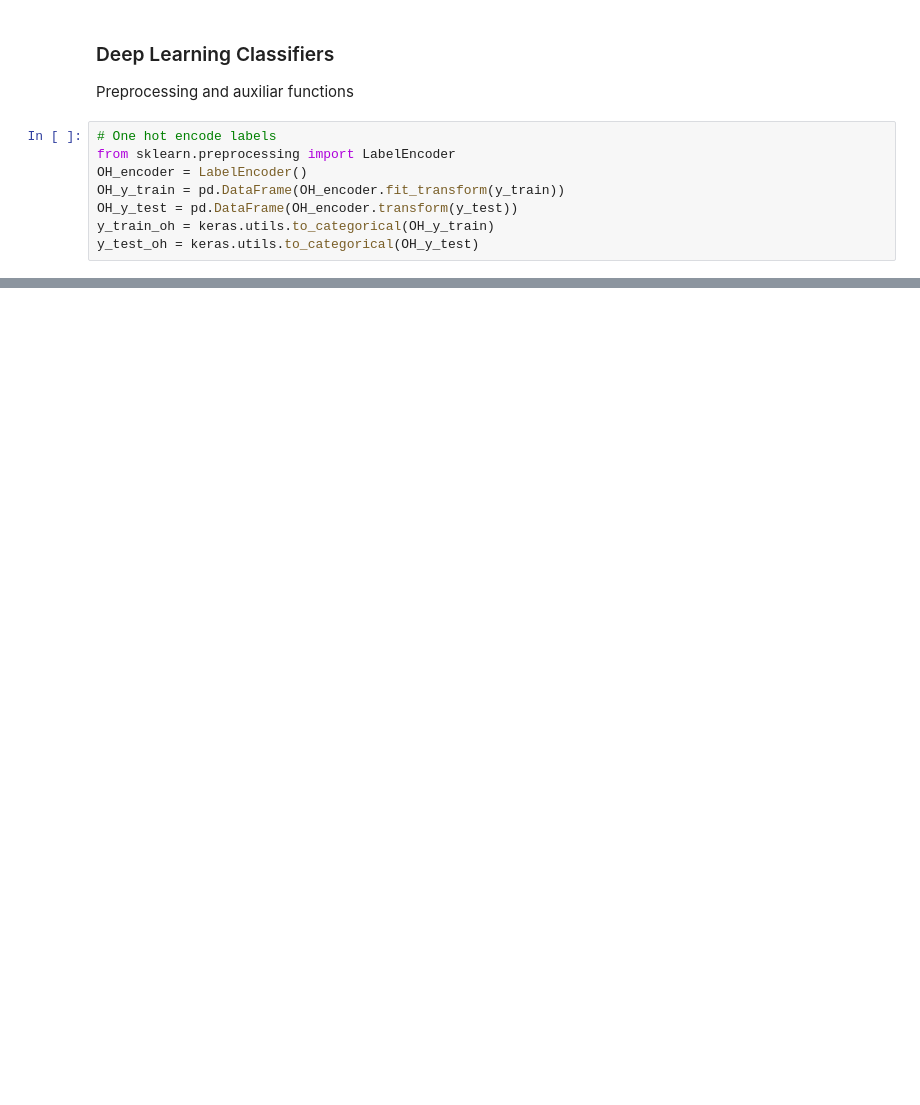
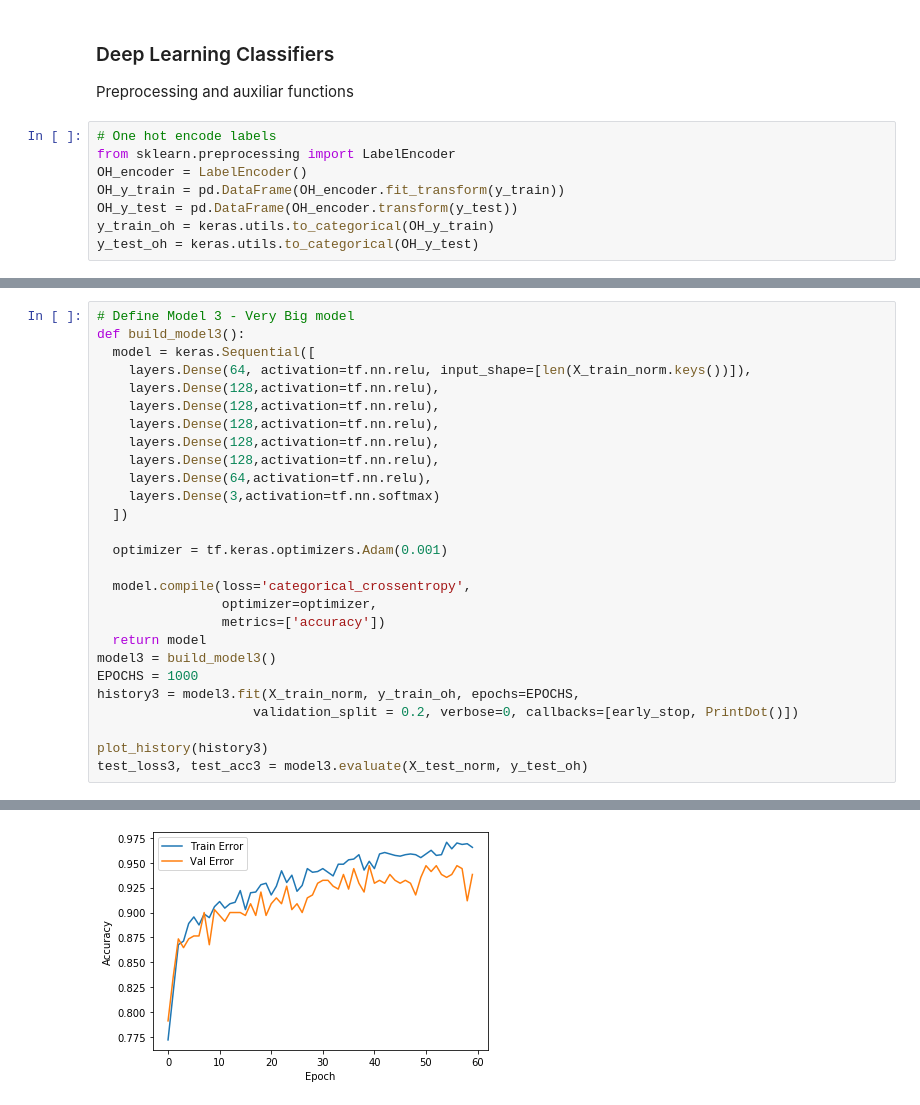
Before and after one commit to TomasSuarezL/oss-stage-2019, a Jupyter notebook: CTG_dataset_classification.ipynb, the cells around one changed output, grey strips where cells are left out. Saved outputs shown, nothing was run; the diff lists cells and outputs as text; blank space fills up the shorter version.

```diff
--- a/CTG_dataset_classification.ipynb
+++ b/CTG_dataset_classification.ipynb
@@ -261,0 +286,28 @@ WARNING:tensorflow:Falling back from v2 loop because of error: Failed to find da
+# %%
+# Define Model 3 - Very Big model
+def build_model3():
+  model = keras.Sequential([
+    layers.Dense(64, activation=tf.nn.relu, input_shape=[len(X_train_norm.keys())]),
+    layers.Dense(128,activation=tf.nn.relu),
+    layers.Dense(128,activation=tf.nn.relu),
+    layers.Dense(128,activation=tf.nn.relu),
+    layers.Dense(128,activation=tf.nn.relu),
+    layers.Dense(128,activation=tf.nn.relu),
+    layers.Dense(64,activation=tf.nn.relu),
+    layers.Dense(3,activation=tf.nn.softmax)
+  ])
+
+  optimizer = tf.keras.optimizers.Adam(0.001)
+
+  model.compile(loss='categorical_crossentropy',
+                optimizer=optimizer,
+                metrics=['accuracy'])
+  return model
+model3 = build_model3()
+EPOCHS = 1000
+history3 = model3.fit(X_train_norm, y_train_oh, epochs=EPOCHS,
+                    validation_split = 0.2, verbose=0, callbacks=[early_stop, PrintDot()])
+
+plot_history(history3)
+test_loss3, test_acc3 = model3.evaluate(X_test_norm, y_test_oh)
+# %% [output]
@@ -261,0 +318 @@ WARNING:tensorflow:Falling back from v2 loop because of error: Failed to find da
+[figure, added]
```
Also changed, not shown: parts of 9 cells of this notebook.
